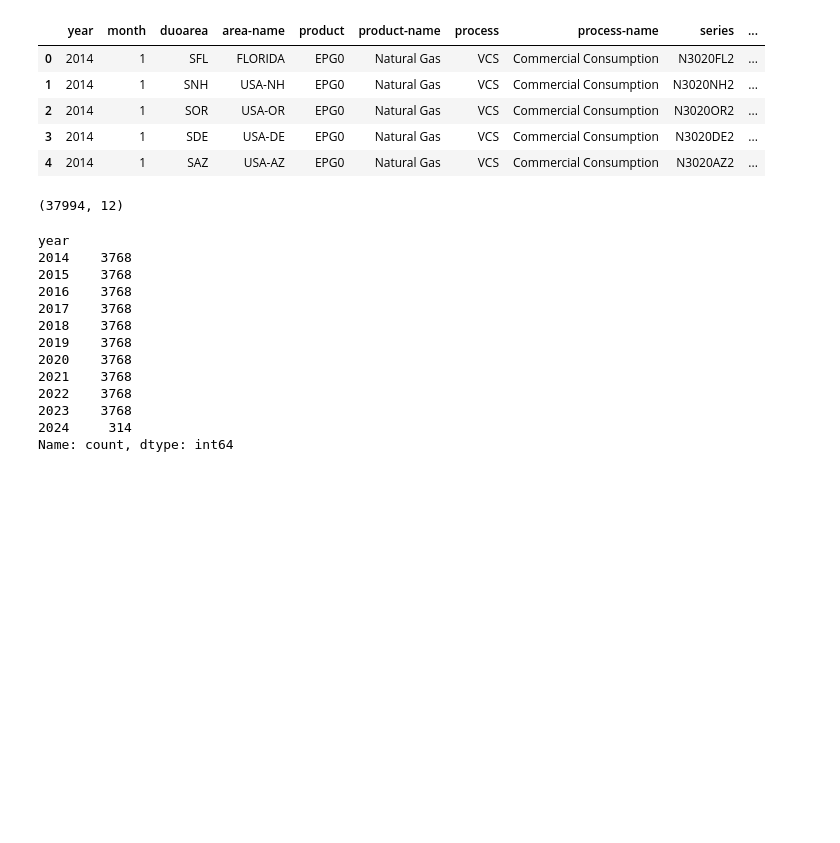
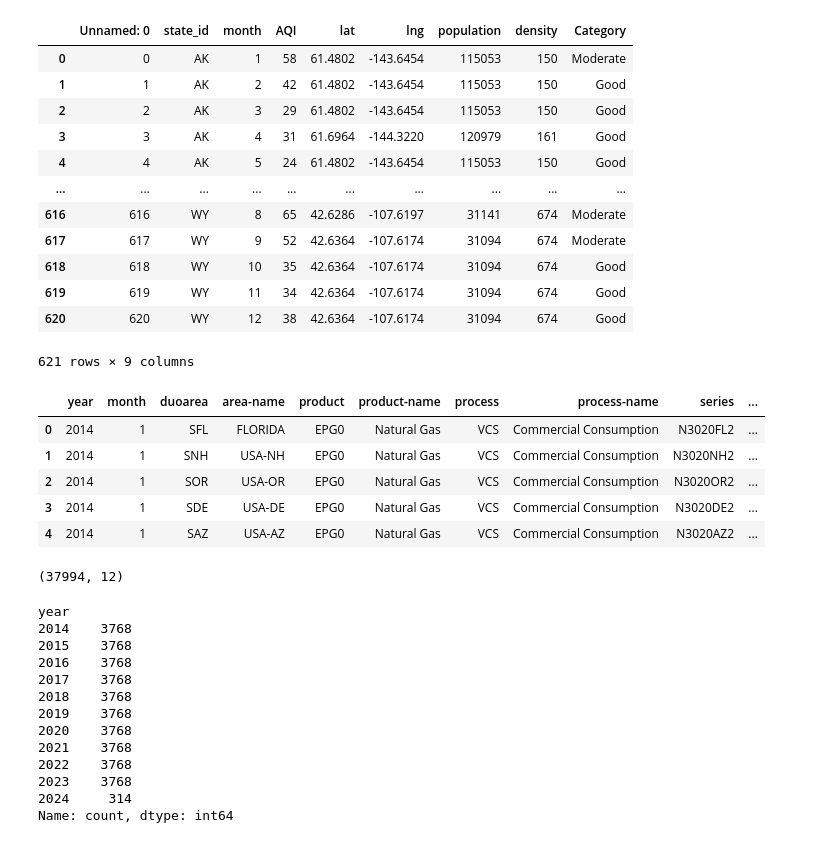
Before and after one commit to JenniferVasquez1/Project-3, a Jupyter notebook: static/Analysis/data_cleanup.ipynb, the cells around one changed output. Saved outputs shown, nothing was run; the diff lists cells and outputs as text; code cells hidden in the pictures; blank space fills up the shorter version.

```diff
--- a/static/Analysis/data_cleanup.ipynb
+++ b/static/Analysis/data_cleanup.ipynb
@@ -1,6 +1,22 @@
 # %%
 import sqlite3
 import pandas as pd
+# %%
+pd.read_csv('../Resources/new_AQI.csv')
+# %% [output]
+|  | Unnamed: 0 | state_id | month | AQI | lat | lng | population | density | Category |
+| 0 | 0 | AK | 1 | 58 | 61.4802 | -143.6454 | 115053 | 150 | Moderate |
+| 1 | 1 | AK | 2 | 42 | 61.4802 | -143.6454 | 115053 | 150 | Good |
+| 2 | 2 | AK | 3 | 29 | 61.4802 | -143.6454 | 115053 | 150 | Good |
+| 3 | 3 | AK | 4 | 31 | 61.6964 | -144.3220 | 120979 | 161 | Good |
+| 4 | 4 | AK | 5 | 24 | 61.4802 | -143.6454 | 115053 | 150 | Good |
+| ... | ... | ... | ... | ... | ... | ... | ... | ... | ... |
+| 616 | 616 | WY | 8 | 65 | 42.6286 | -107.6197 | 31141 | 674 | Moderate |
+| 617 | 617 | WY | 9 | 52 | 42.6364 | -107.6174 | 31094 | 674 | Moderate |
+| 618 | 618 | WY | 10 | 35 | 42.6364 | -107.6174 | 31094 | 674 | Good |
+| 619 | 619 | WY | 11 | 34 | 42.6364 | -107.6174 | 31094 | 674 | Good |
+| 620 | 620 | WY | 12 | 38 | 42.6364 | -107.6174 | 31094 | 674 | Good |
+621 rows × 9 columns
 # %%
 consumption_df = pd.read_csv('../Resources/Natural_Gas_Consumption_Data.csv')
 AQI_df = pd.read_csv('../Resources/AQI.csv', index_col=0)
```
Also changed, not shown: 1 other file.
